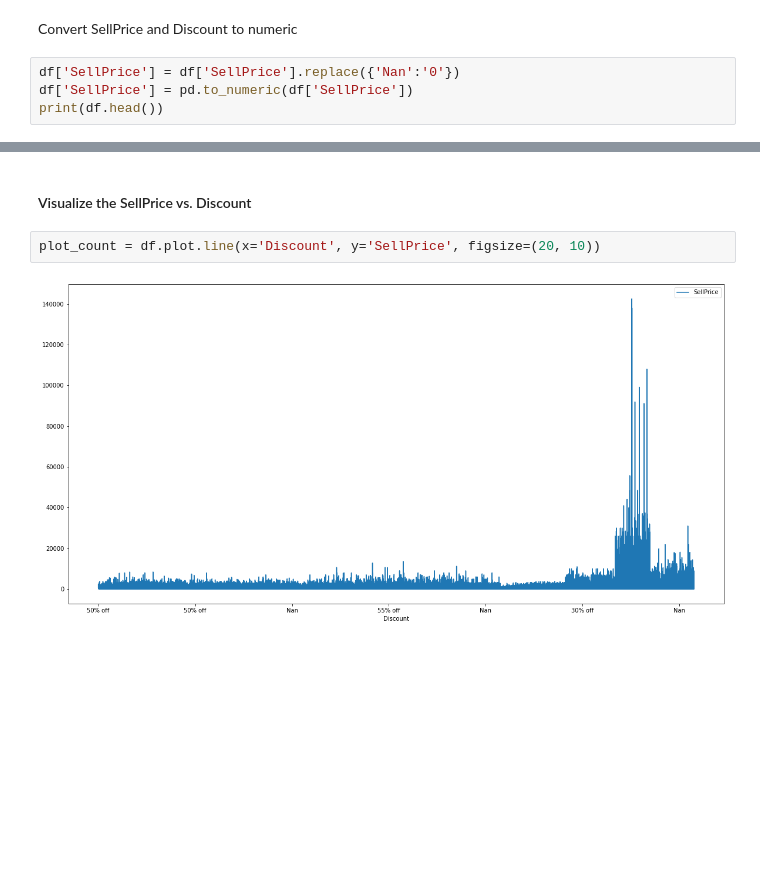
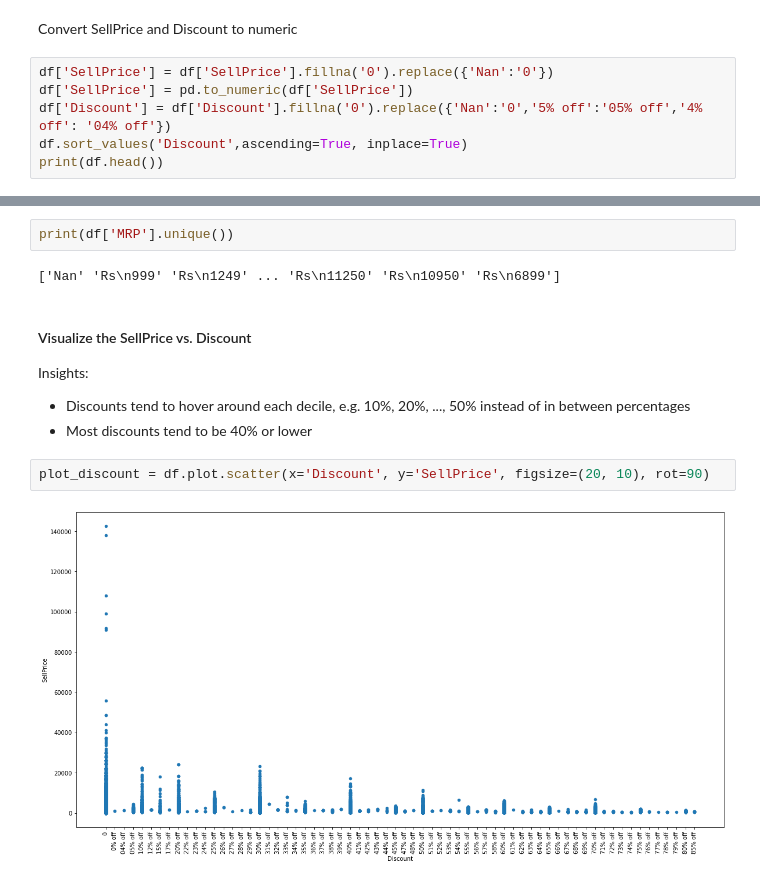
Before and after one commit to wbb-67/Fashion-Ecommerce-Data-Visualization, a Jupyter notebook: Fashion Ecommerce Data Visualizations.ipynb, the cells around one changed output, grey strips where cells are left out. Saved outputs shown, nothing was run; the diff lists cells and outputs as text; blank space fills up the shorter version.

```diff
--- a/Fashion Ecommerce Data Visualizations.ipynb
+++ b/Fashion Ecommerce Data Visualizations.ipynb
@@ -52,7 +52,9 @@ memory usage: 1.9+ MB
 # %% [markdown]
 Convert SellPrice and Discount to numeric
 # %%
-df['SellPrice'] = df['SellPrice'].replace({'Nan':'0'})
+df['SellPrice'] = df['SellPrice'].fillna('0').replace({'Nan':'0'})
 df['SellPrice'] = pd.to_numeric(df['SellPrice'])
+df['Discount'] = df['Discount'].fillna('0').replace({'Nan':'0','5% off':'05% off','4% off': '04% off'})
+df.sort_values('Discount',ascending=True, inplace=True)
 print(df.head())
 # %% [output]
@@ -79,6 +91,13 @@ print(df.head())
+# %%
+print(df['MRP'].unique())
+# %% [output]
+['Nan' 'Rs\n999' 'Rs\n1249' ... 'Rs\n11250' 'Rs\n10950' 'Rs\n6899']
 # %% [markdown]
 #### Visualize the SellPrice vs. Discount
+Insights:
+* Discounts tend to hover around each decile, e.g. 10%, 20%, ..., 50% instead of in between percentages
+* Most discounts tend to be 40% or lower
 # %%
-plot_count = df.plot.line(x='Discount', y='SellPrice', figsize=(20, 10))
+plot_discount = df.plot.scatter(x='Discount', y='SellPrice', figsize=(20, 10), rot=90)
 # %% [output]
-[figure, old version]
+[figure, new version]
```
Also changed, not shown: parts of 4 cells of this notebook.
